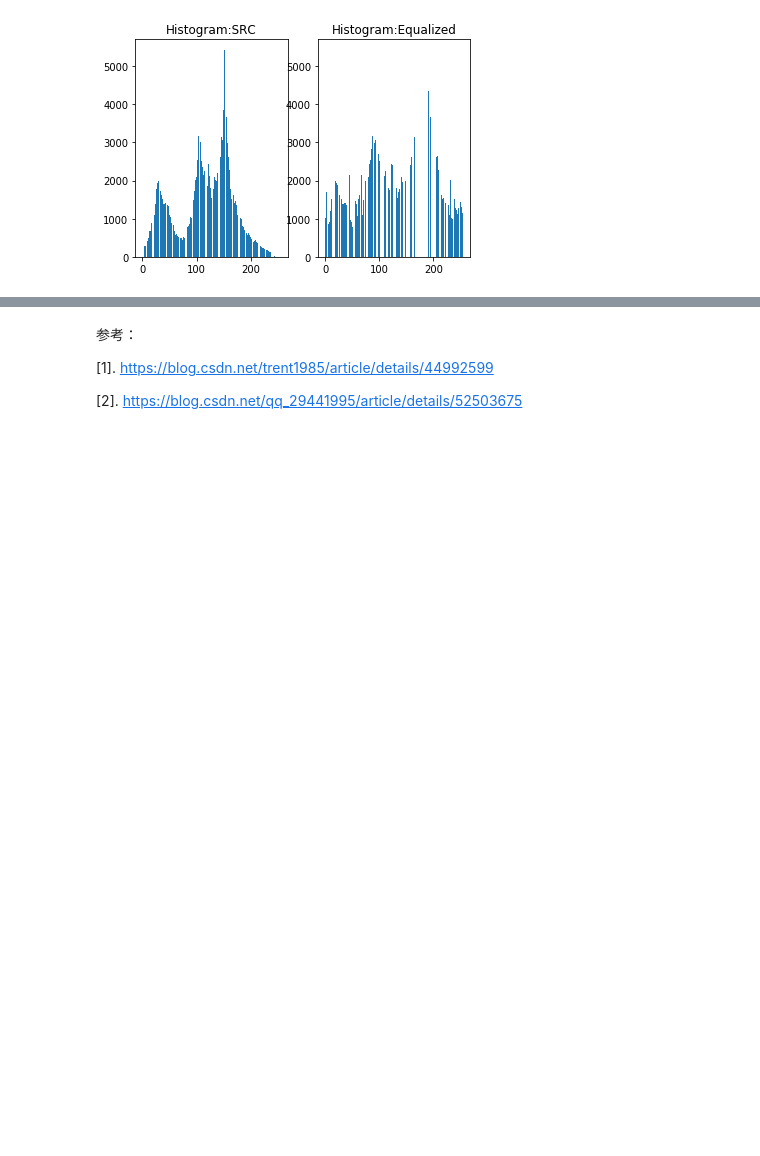
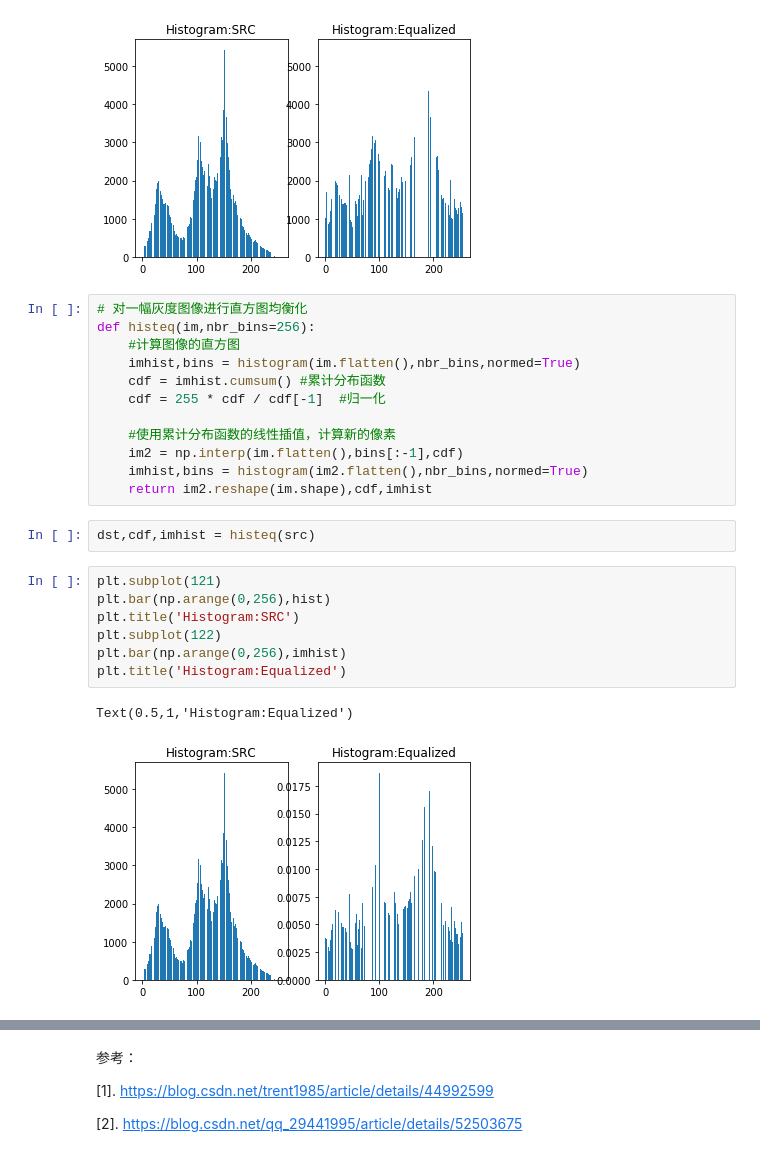
Before and after one commit to juxiangwu/image-processing, a Jupyter notebook: 数字图像处理/2.30直方图均衡化.ipynb, the cells around one changed output, grey strips where cells are left out. Saved outputs shown, nothing was run; the diff lists cells and outputs as text; blank space fills up the shorter version.

```diff
--- a/数字图像处理/2.30直方图均衡化.ipynb
+++ b/数字图像处理/2.30直方图均衡化.ipynb
@@ -65,3 +66,27 @@ plt.title('Histogram:Equalized')
 # %% [output]
 Text(0.5,1,'Histogram:Equalized')
 [figure]
+# %%
+# 对一幅灰度图像进行直方图均衡化
+def histeq(im,nbr_bins=256):
+    #计算图像的直方图
+    imhist,bins = histogram(im.flatten(),nbr_bins,normed=True)
+    cdf = imhist.cumsum() #累计分布函数
+    cdf = 255 * cdf / cdf[-1]  #归一化
+
+    #使用累计分布函数的线性插值，计算新的像素
+    im2 = np.interp(im.flatten(),bins[:-1],cdf)
+    imhist,bins = histogram(im2.flatten(),nbr_bins,normed=True)
+    return im2.reshape(im.shape),cdf,imhist
+# %%
+dst,cdf,imhist = histeq(src)
+# %%
+plt.subplot(121)
+plt.bar(np.arange(0,256),hist)
+plt.title('Histogram:SRC')
+plt.subplot(122)
+plt.bar(np.arange(0,256),imhist)
+plt.title('Histogram:Equalized')
+# %% [output]
+Text(0.5,1,'Histogram:Equalized')
+[figure, added]
```
Also changed, not shown: parts of 2 cells of this notebook, 11 other files.
